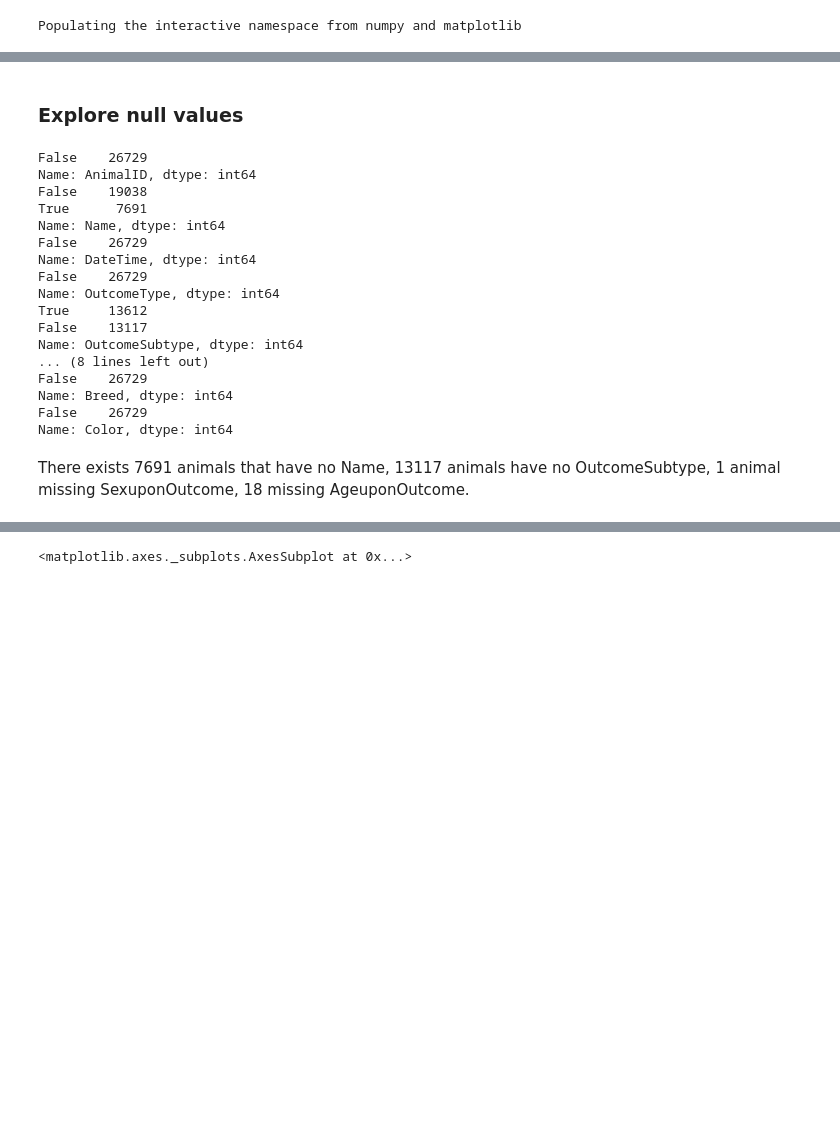
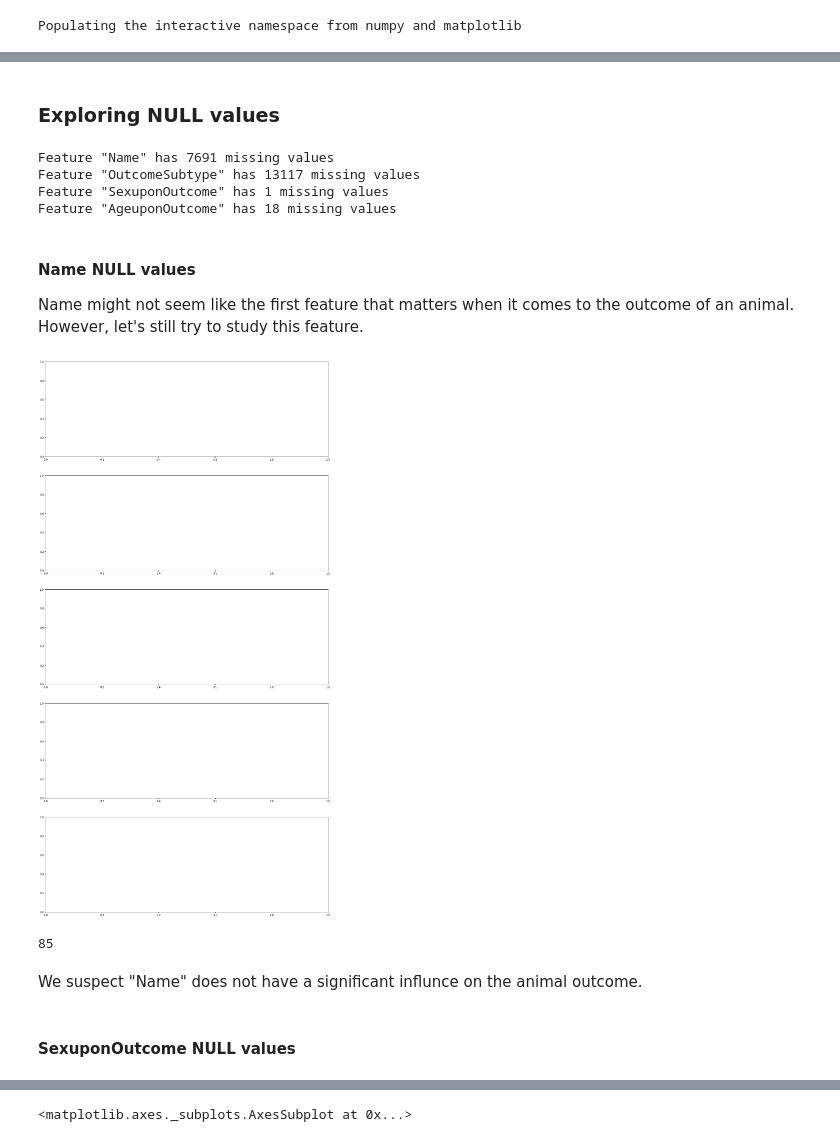
Before and after one commit to mspinelli/animal_shelter, a Jupyter notebook: DataExplore.ipynb, the cells around one changed output, grey strips where cells are left out. Drawn from its saved outputs; the diff is of its cells as text; code cells hidden in the pictures; blank space fills up the shorter version.

```diff
--- a/Data Explore.ipynb
+++ b/DataExplore.ipynb
@@ -36,25 +38,24 @@ sns.countplot(x="SexuponOutcome", data=animals, palette="Greens_d")
 # %% [markdown]
-### Explore null values
+### Exploring NULL values
 # %%
 for att in animals.columns:
-    print animals[att].isnull().value_counts()
+    nums = animals[att].isnull().value_counts().as_matrix()
+    if (len(nums) != 1):
+        print "Feature \"{}\" has {} missing values".format(att, nums[-1])
 # %% [output]
-False    26729
-Name: AnimalID, dtype: int64
-False    19038
-True      7691
-Name: Name, dtype: int64
-False    26729
-Name: DateTime, dtype: int64
-False    26729
-Name: OutcomeType, dtype: int64
-True     13612
-False    13117
-Name: OutcomeSubtype, dtype: int64
-... (8 lines left out)
-False    26729
-Name: Breed, dtype: int64
-False    26729
-Name: Color, dtype: int64
+Feature "Name" has 7691 missing values
+Feature "OutcomeSubtype" has 13117 missing values
+Feature "SexuponOutcome" has 1 missing values
+Feature "AgeuponOutcome" has 18 missing values
-# %% [markdown]
-There exists 7691 animals that have no Name, 13117 animals have no OutcomeSubtype, 1 animal missing SexuponOutcome, 18 missing AgeuponOutcome.
+# %% [markdown]
+#### Name NULL values
+
+Name might not seem like the first feature that matters when it comes to the outcome of an animal. However, let's still try to study this feature.
+# %%
+f, axs = plt.subplots(nrows=5)
+figsize(20,60)
+for i, oc in enumerate(animals.OutcomeType.unique()):
+    names = animals[animals["OutcomeType"]==oc]["Name"].value_counts().axes[:20][0].tolist()
+    # sns.countplot(x="OutcomeType", hue="AnimalType", data=animals, palette=sns.color_palette("Set2", 2))
+# %% [output]
+[figure, added]
@@ -61,3 +68,11 @@ There exists 7691 animals that have no Name, 13117 animals have no OutcomeSubtyp
+# %%
+len(animals.groupby("Name").groups[names[0]])
+# %% [output]
+85
+# %% [markdown]
+We suspect "Name" does not have a significant influnce on the animal outcome.
+# %% [markdown]
+#### SexuponOutcome NULL values
 # %%
 noSexmask = animals['SexuponOutcome'].isnull()
 animals[noSexmask].head()
```
Also changed, not shown: parts of 14 cells of this notebook, 1 other file.
